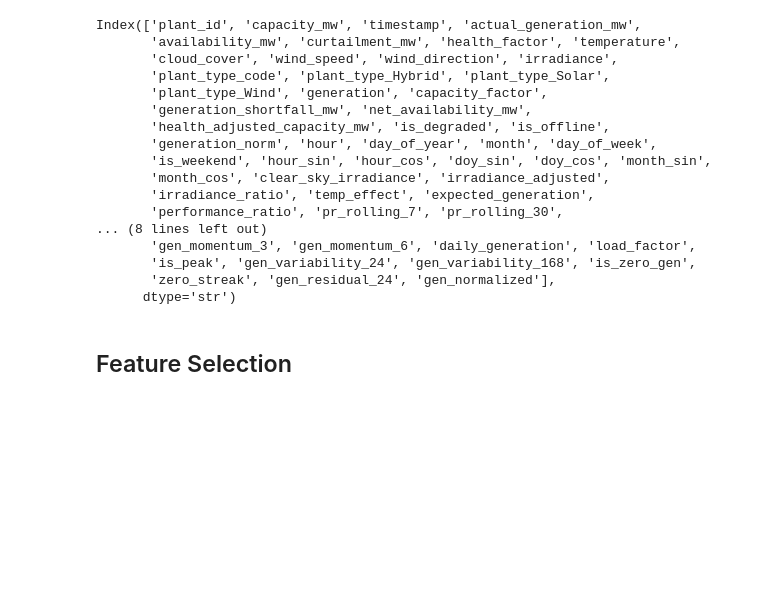
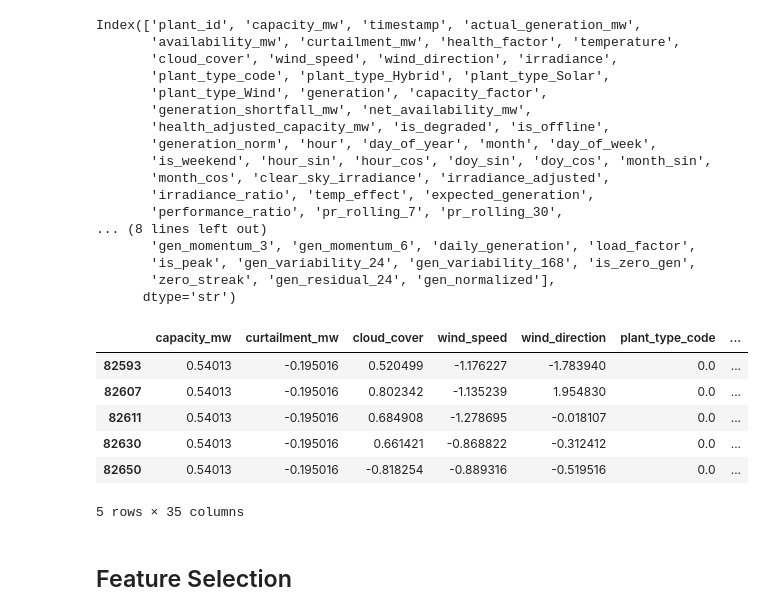
Before and after one commit to Shuchismita2000/Pravaah, a Jupyter notebook: notebook.ipynb, the cells around one changed output. Saved outputs shown, nothing was run; the diff lists cells and outputs as text; code cells hidden in the pictures; blank space fills up the shorter version.

```diff
--- a/notebook.ipynb
+++ b/notebook.ipynb
@@ -159,6 +282,16 @@ Index(['plant_id', 'capacity_mw', 'timestamp', 'actual_generation_mw',
        'is_peak', 'gen_variability_24', 'gen_variability_168', 'is_zero_gen',
        'zero_streak', 'gen_residual_24', 'gen_normalized'],
       dtype='str')
+# %%
+df_solar[df_solar["plant_id"] == "PLANT_001"].tail()
+# %% [output]
+|  | capacity_mw | curtailment_mw | cloud_cover | wind_speed | wind_direction | plant_type_code | ... |
+| 82593 | 0.54013 | -0.195016 | 0.520499 | -1.176227 | -1.783940 | 0.0 | ... |
+| 82607 | 0.54013 | -0.195016 | 0.802342 | -1.135239 | 1.954830 | 0.0 | ... |
+| 82611 | 0.54013 | -0.195016 | 0.684908 | -1.278695 | -0.018107 | 0.0 | ... |
+| 82630 | 0.54013 | -0.195016 | 0.661421 | -0.868822 | -0.312412 | 0.0 | ... |
+| 82650 | 0.54013 | -0.195016 | -0.818254 | -0.889316 | -0.519516 | 0.0 | ... |
+5 rows × 35 columns
 # %% [markdown]
 ## Feature Selection
 # %% [markdown]
```
Also changed, not shown: parts of 15 cells of this notebook, 3 other files.
